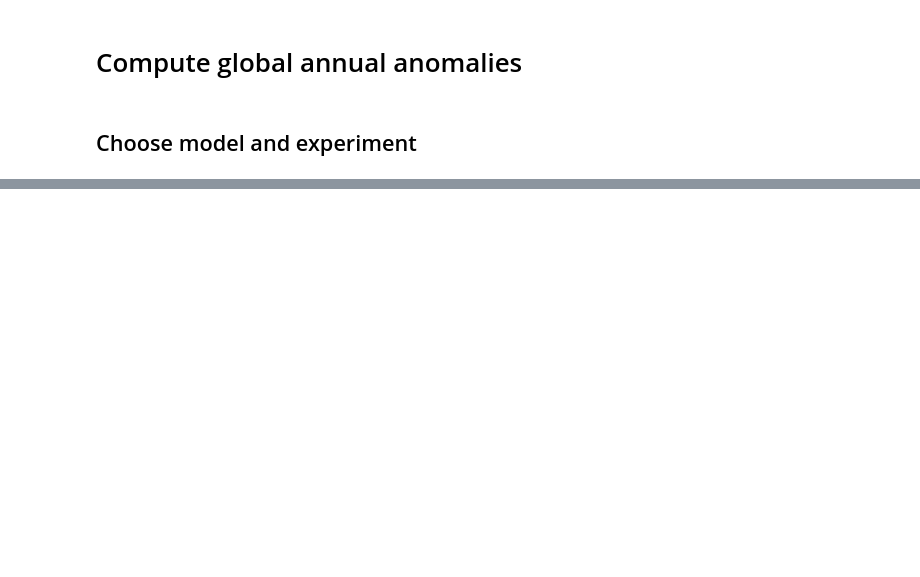
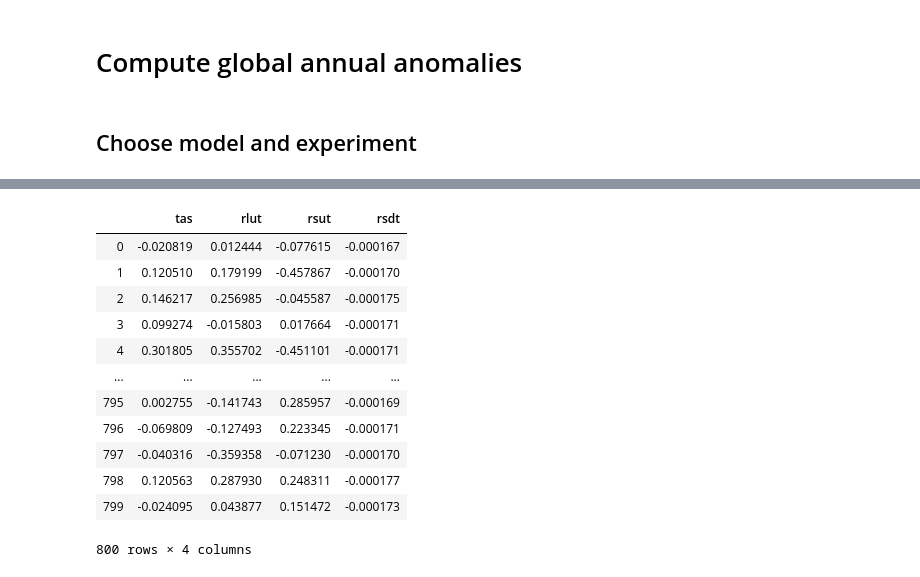
Before and after one commit to Hegebf/CMIP6-forcing, a Jupyter notebook: notebooks/Global_anomalies.ipynb, the cells around one changed output, grey strips where cells are left out. Cells and saved outputs as stored; diff of their text form; code cells hidden in the pictures; blank space fills up the shorter version.

Commit message:
compute global annual anomalies

```diff
--- a/notebooks/Global_anomalies.ipynb
+++ b/notebooks/Global_anomalies.ipynb
@@ -16,23 +80,2 @@ import os
 # %% [markdown]
 ## Choose model and experiment
-# %%
-model = 'GISS-E2-1-G'
-exp = 'piControl'
-#exp = 'abrupt-2xCO2'
-#exp = 'historical'
-#exp = 'abrupt-0p5xCO2'
-#exp = 'abrupt-4xCO2'
-#exp = 'ssp245'
-
-path = '../Processed_data/Global_annual_means/' + model + '/' + exp + '/'
-filenames = [f.name for f in os.scandir(path) if f.name !='.ipynb_checkpoints']
-
-fig, ax = plt.subplots(nrows = 2, ncols = 2, figsize = [18,10])
-axes = np.reshape(ax, 4)
-
-for file in filenames:
-    data = pd.read_table(path + file, index_col=0, sep = ',')
-    for (i,var) in enumerate(['tas', 'rlut', 'rsut', 'rsdt']):
-        axes[i].plot(data[var])
-        axes[i].set_title(var, fontsize = 16)
-        axes[i].tick_params(axis='both',labelsize=14)
@@ -40,0 +85,9 @@ for file in filenames:
+# %%
+#exp = 'piControl'
+#exp = 'abrupt-4xCO2'
+#exp = 'abrupt-2xCO2'
+#exp = 'abrupt-0p5xCO2'
+
+exp = 'historical'
+#exp = 'ssp126'
+#exp = 'ssp245'
@@ -40,0 +253,16 @@ for file in filenames:
+# %%
+exp_anomalies
+# %% [output]
+|  | tas | rlut | rsut | rsdt |
+| 0 | -0.020819 | 0.012444 | -0.077615 | -0.000167 |
+| 1 | 0.120510 | 0.179199 | -0.457867 | -0.000170 |
+| 2 | 0.146217 | 0.256985 | -0.045587 | -0.000175 |
+| 3 | 0.099274 | -0.015803 | 0.017664 | -0.000171 |
+| 4 | 0.301805 | 0.355702 | -0.451101 | -0.000171 |
+| ... | ... | ... | ... | ... |
+| 795 | 0.002755 | -0.141743 | 0.285957 | -0.000169 |
+| 796 | -0.069809 | -0.127493 | 0.223345 | -0.000171 |
+| 797 | -0.040316 | -0.359358 | -0.071230 | -0.000170 |
+| 798 | 0.120563 | 0.287930 | 0.248311 | -0.000177 |
+| 799 | -0.024095 | 0.043877 | 0.151472 | -0.000173 |
+800 rows × 4 columns
```
Also changed, not shown: parts of 6 cells of this notebook.
